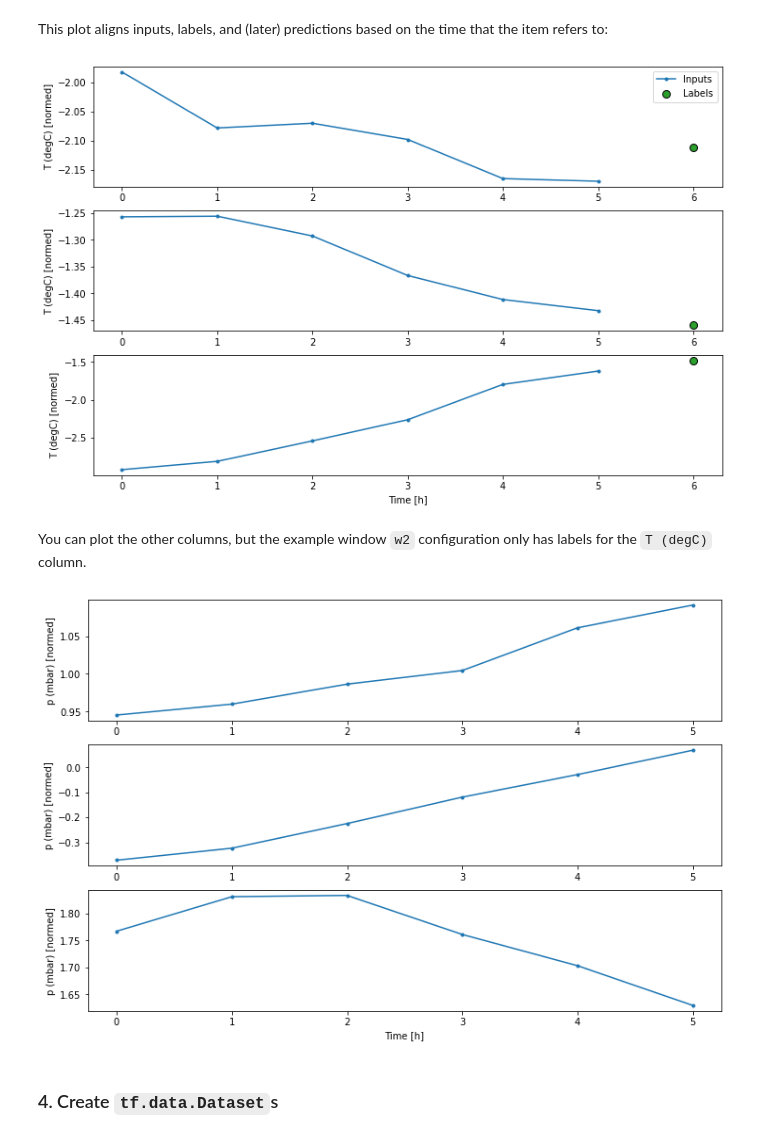
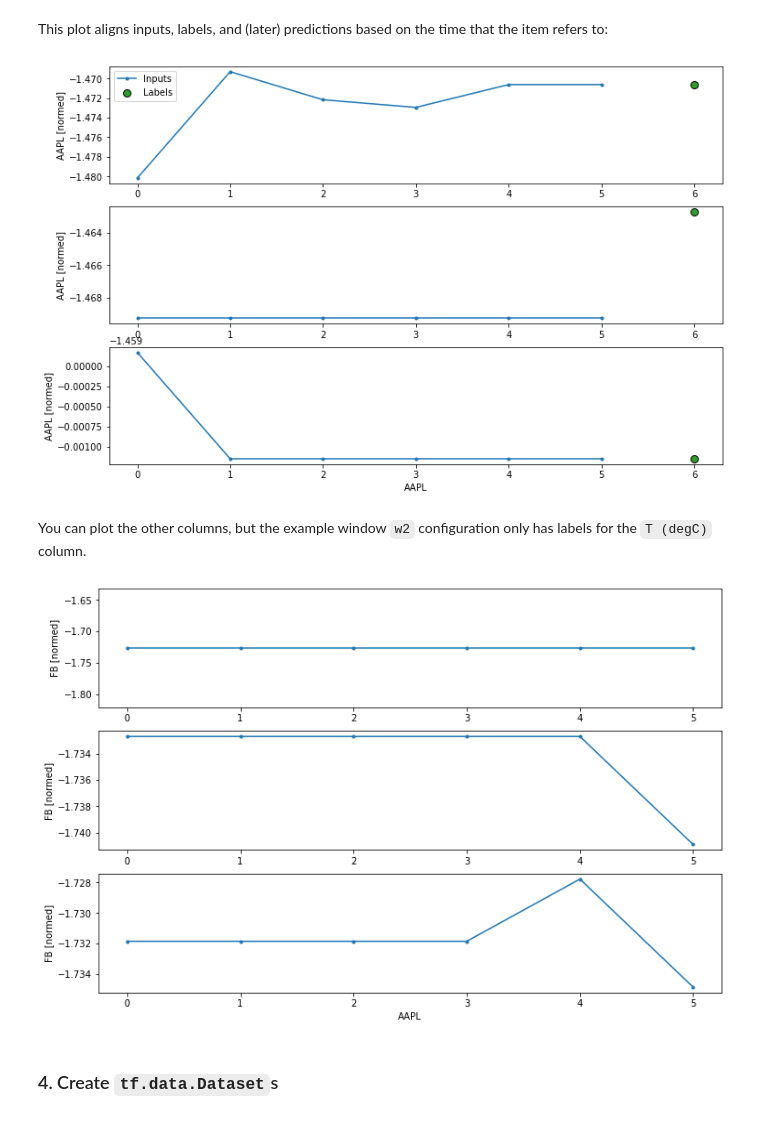
Before and after one commit to AndreyRzhaksinskiy/Learning-ML-for-trading, a Jupyter notebook: tensorflow.org/time_series-my_dataset.ipynb, the cells around one changed output. Saved outputs shown, nothing was run; the diff lists cells and outputs as text; code cells hidden in the pictures.

```diff
--- a/tensorflow.org/time_series-my_dataset.ipynb
+++ b/tensorflow.org/time_series-my_dataset.ipynb
@@ -481,6 +493,6 @@ Label column name(s): ['T (degC)']
 # %%
 w2 = WindowGenerator(input_width=6, label_width=1, shift=1,
-                     label_columns=['T (degC)'])
+                     label_columns=['AAPL'])
 w2
 # %% [output]
 Total window size: 7
@@ -582,13 +594,13 @@ This plot aligns inputs, labels, and (later) predictions based on the time that
 # %%
 w2.plot()
 # %% [output]
-[figure, old version]
+[figure, new version]
 # %% [markdown]
 You can plot the other columns, but the example window `w2` configuration only has labels for the `T (degC)` column.
 # %%
-w2.plot(plot_col='p (mbar)')
+w2.plot(plot_col='FB')
 # %% [output]
-[figure, old version]
+[figure, new version]
 # %% [markdown]
 ### 4. Create `tf.data.Dataset`s
 # %% [markdown]
```
Also changed, not shown: parts of 55 cells of this notebook.
